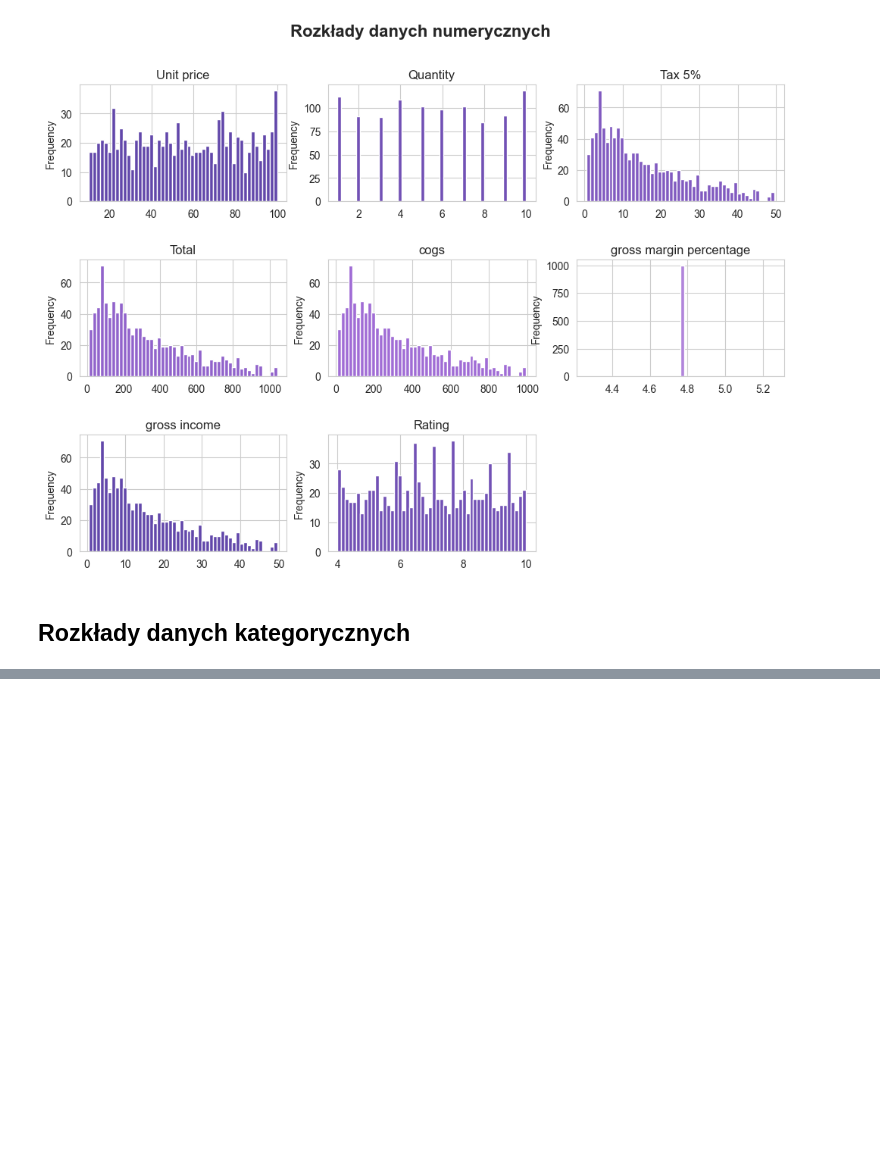
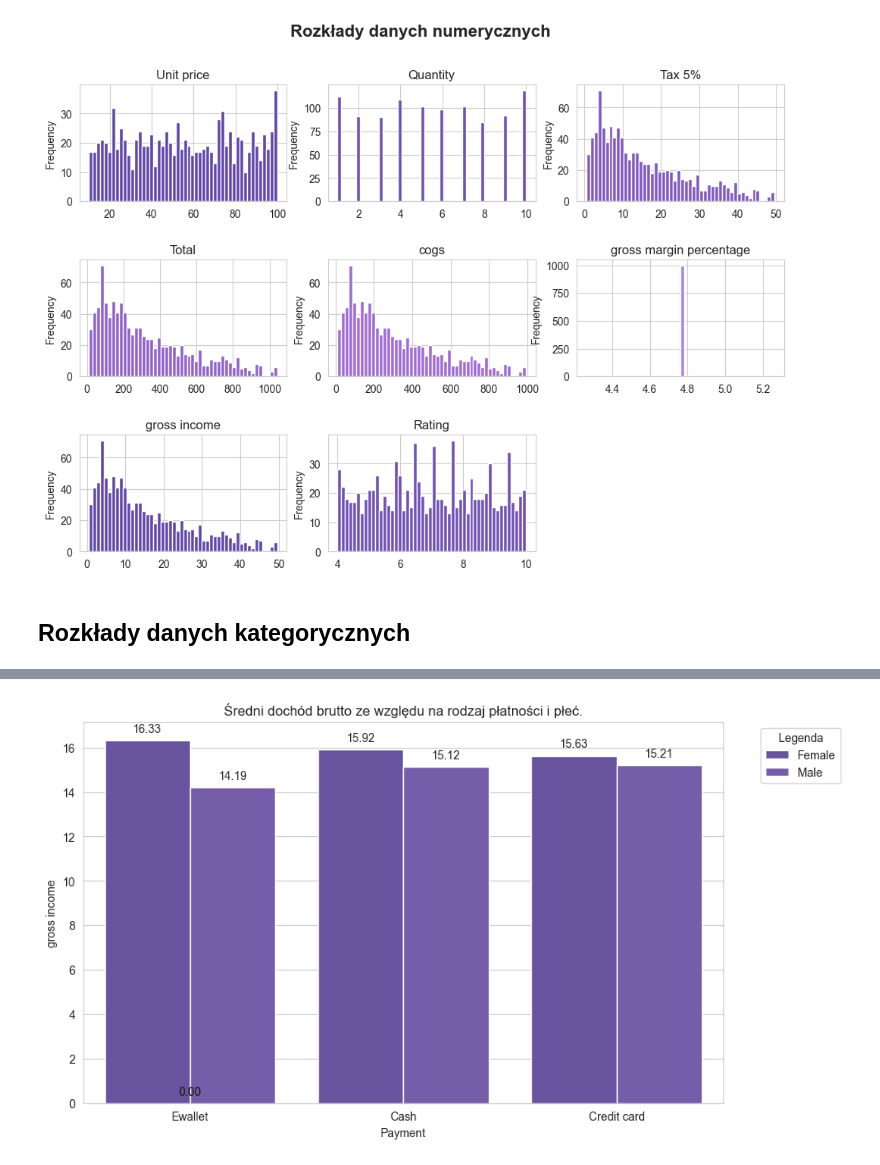
Before and after one commit to rstudion-t/biedronka-analysis, a Jupyter notebook: rstudion-t/notebooks/analysis.ipynb, the cells around one changed output, grey strips where cells are left out. Cells and saved outputs as stored; diff of their text form; code cells hidden in the pictures; blank space fills up the shorter version.

```diff
--- a/rstudion-t/notebooks/analysis.ipynb
+++ b/rstudion-t/notebooks/analysis.ipynb
@@ -233,0 +357,24 @@ Text(0.5, 1.0, 'Ile produktów danej kategorii sprzedano w danej godzinie')
+# %%
+plt.figure(figsize=(10, 6))
+ax = sns.barplot(
+    data=df,
+    x="Payment",
+    y="gross income",
+    hue="Gender",
+    errorbar=None,
+    estimator="mean",
+    palette=custom_palette,
+)
+plt.title("Średni dochód brutto ze względu na rodzaj płatności i płeć.")
+plt.legend(title="Legenda", bbox_to_anchor=(1.05, 1), loc="upper left")
+for p in ax.patches:
+    ax.annotate(
+        f"{p.get_height():.2f}",
+        (p.get_x() + p.get_width() / 2.0, p.get_height()),
+        ha="center",
+        va="center",
+        xytext=(0, 10),
+        textcoords="offset points",
+    )
+# %% [output]
+[figure, added]
```
Also changed, not shown: parts of 63 cells of this notebook, 10 other files.
